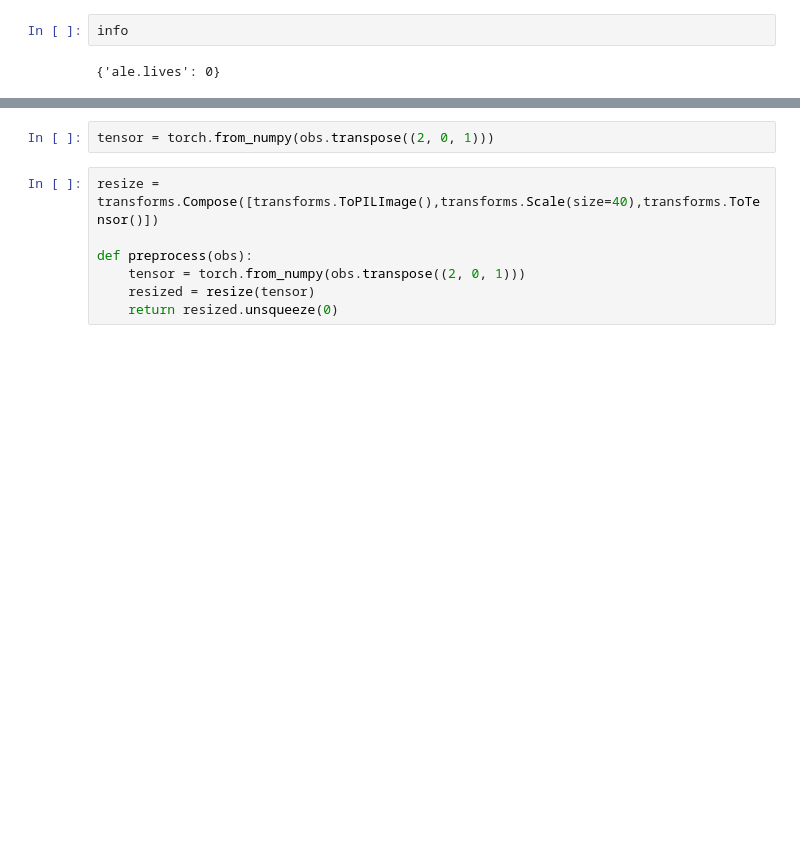
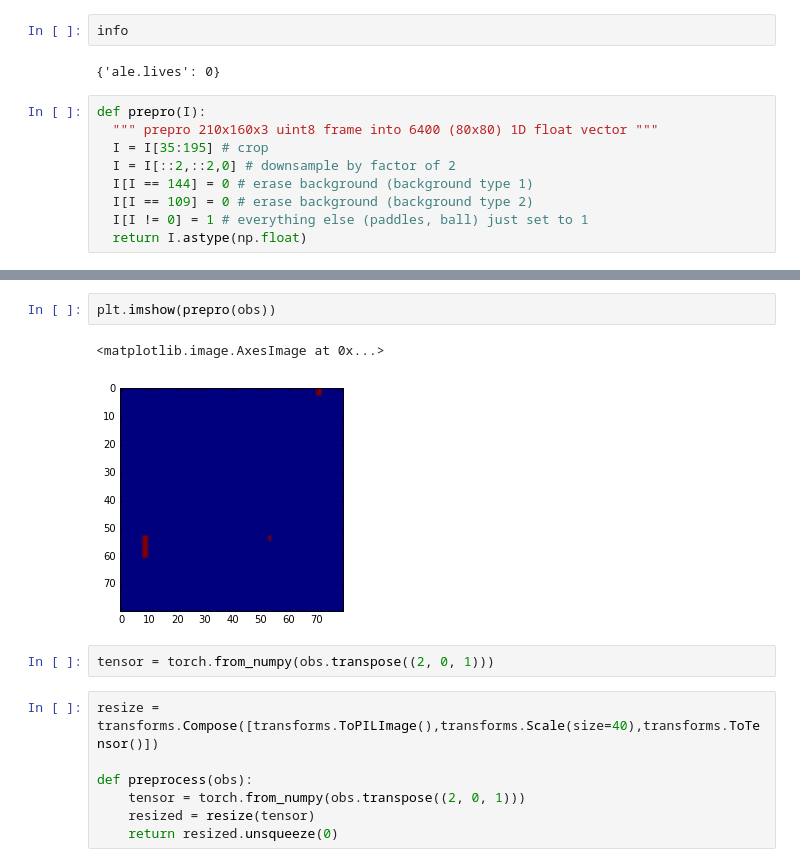
Before and after one commit to YANJUN-TONG/Practical_RL, a Jupyter notebook: workspace/Pong/2.pg_try.ipynb, the cells around one changed output, grey strips where cells are left out. Drawn from its saved outputs; the diff is of its cells as text; blank space fills up the shorter version.

```diff
--- a/workspace/Pong/2.pg_try.ipynb
+++ b/workspace/Pong/2.pg_try.ipynb
@@ -55,3 +55,12 @@ KeyboardInterrupt:
 info
 # %% [output]
 {'ale.lives': 0}
+# %%
+def prepro(I):
+  """ prepro 210x160x3 uint8 frame into 6400 (80x80) 1D float vector """
+  I = I[35:195] # crop
+  I = I[::2,::2,0] # downsample by factor of 2
+  I[I == 144] = 0 # erase background (background type 1)
+  I[I == 109] = 0 # erase background (background type 2)
+  I[I != 0] = 1 # everything else (paddles, ball) just set to 1
+  return I.astype(np.float)
@@ -63,3 +80,8 @@ plt.imshow(obs)
+# %%
+plt.imshow(prepro(obs))
+# %% [output]
+<matplotlib.image.AxesImage at 0x...>
+[figure, added]
 # %%
 tensor = torch.from_numpy(obs.transpose((2, 0, 1)))
 # %%
```
Also changed, not shown: parts of 3 cells of this notebook, 2 other files.
